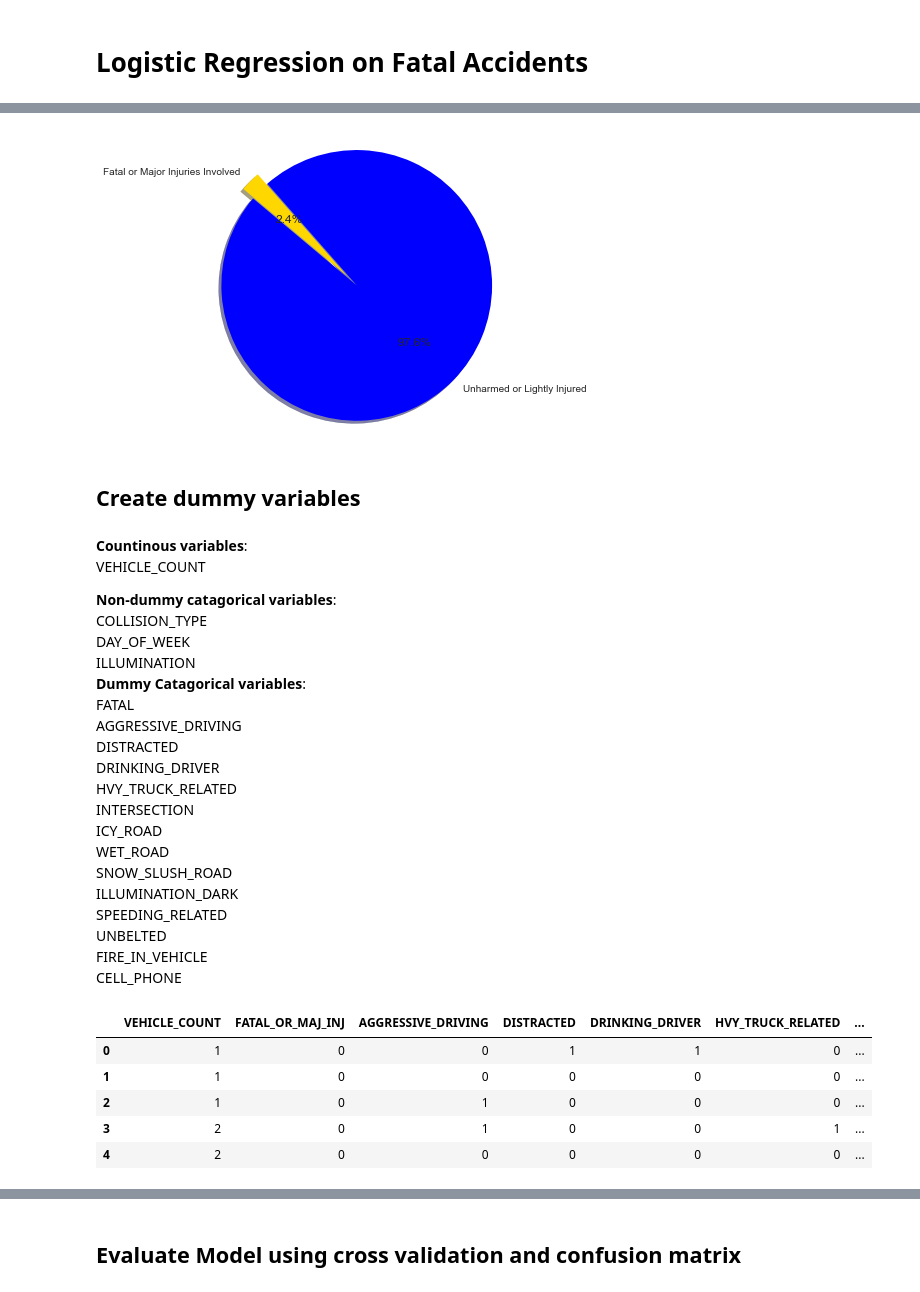
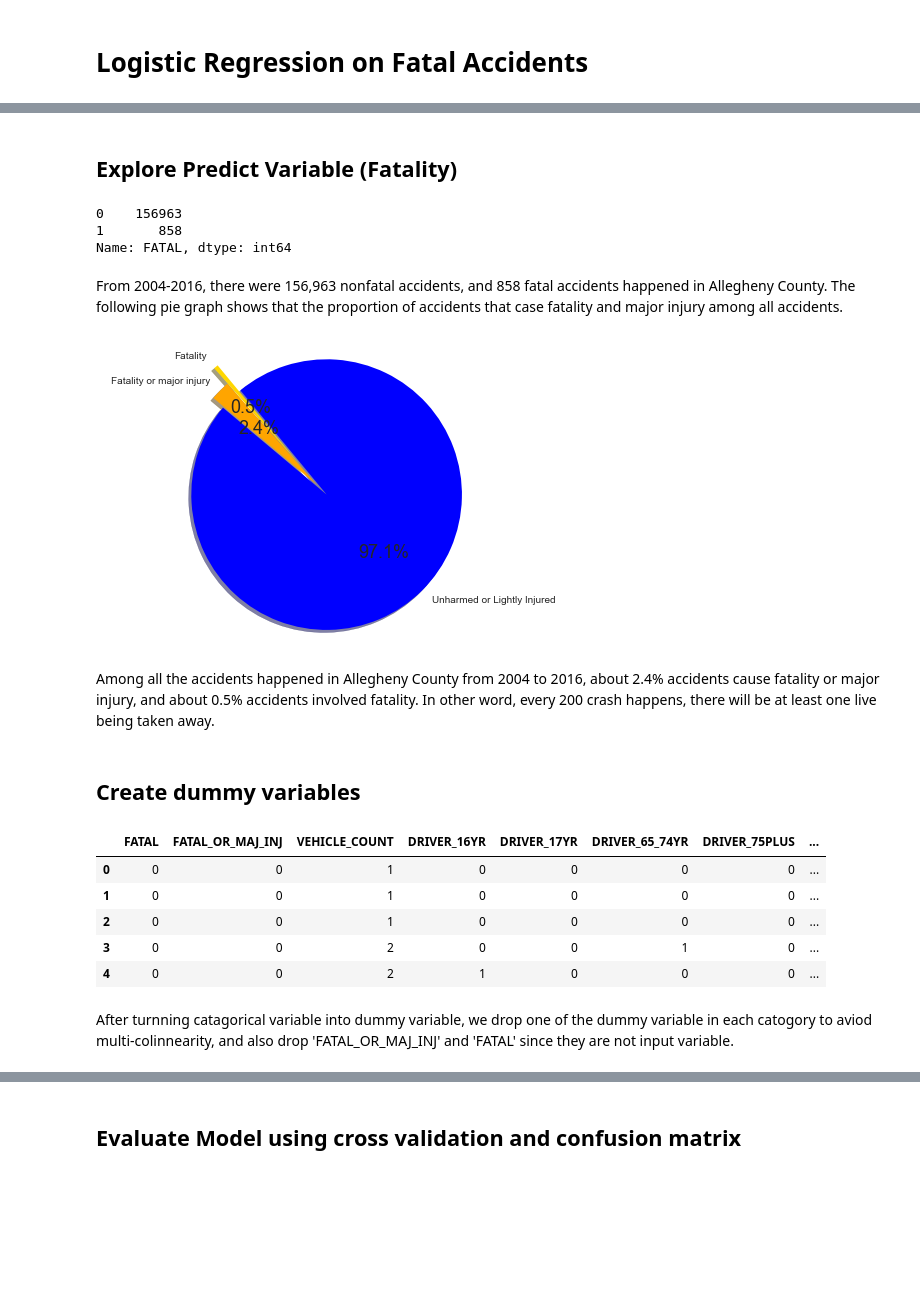
Before and after one commit to junemore/traffic-accidents-analysis, a Jupyter notebook: Notebook1_Logistic_Regression_on_Fatal_Accidents.ipynb, the cells around one changed output, grey strips where cells are left out. Drawn from its saved outputs; the diff is of its cells as text; code cells hidden in the pictures; blank space fills up the shorter version.

```diff
--- a/Notebook1_Logistic_Regression_on_Fatal_Accidents.ipynb
+++ b/Notebook1_Logistic_Regression_on_Fatal_Accidents.ipynb
@@ -17,8 +23,12 @@ warnings.filterwarnings('ignore')
 # %%
-raw = pd.read_csv('accident/Allegheny County Crash Data.csv')
-crashs = raw[['COLLISION_TYPE','DAY_OF_WEEK','VEHICLE_COUNT','FATAL_OR_MAJ_INJ','AGGRESSIVE_DRIVING','DISTRACTED','DRINKING_DRIVER','HVY_TRUCK_RELATED','INTERSECTION','ICY_ROAD','WET_ROAD','SNOW_SLUSH_ROAD','SPEEDING_RELATED','UNBELTED','FIRE_IN_VEHICLE','CELL_PHONE','ILLUMINATION']]
-crashs['COLLISION_TYPE'] = crashs['COLLISION_TYPE'].map({0.0:'Not Collision',1.0:'Rear-End',2.0:'Head-On',3.0:'Rear-to-Rear',4.0:'Angle',5:'Sideswipe',6:'Sideswipe',7:'Hit Fixed Object',8:'Hit Pedestrian',9.0:'Unknown'})
+# load crash data
+raw = pd.read_csv('data/accident/Allegheny County Crash Data.csv')
+# select variables
+crashs = raw[['FATAL','FATAL_OR_MAJ_INJ','COLLISION_TYPE','DAY_OF_WEEK','VEHICLE_COUNT','WEATHER','DRIVER_16YR','DRIVER_17YR','DRIVER_65_74YR','DRIVER_75PLUS','AGGRESSIVE_DRIVING','DISTRACTED','DRINKING_DRIVER','HVY_TRUCK_RELATED','INTERSECTION','SPEEDING_RELATED','UNBELTED','FIRE_IN_VEHICLE','CELL_PHONE','ILLUMINATION']]
+crashs['COLLISION_TYPE'] = crashs['COLLISION_TYPE'].map({0.0:'Not Collision',1.0:'Rear-End',2.0:'Head-On',3.0:'Rear-to-Rear',4.0:'Angle',5:'Sideswipe',6:'Sideswipe',7:'Hit_Fixed_Object',8:'Hit Pedestrian',9.0:'Unknown'})
 crashs['ILLUMINATION'] = crashs['ILLUMINATION'].map({1.0:'Daylight',2:'Dark,no_street_lights',3:'Dark,street_lights',4:'Dusk',5:'Dawn', 6:'Dark',8.0:'Not Report',9.0:'Not Report'})
 crashs['DAY_OF_WEEK']= crashs['DAY_OF_WEEK'].map({1:'Weekend',7:'Weekend',2:'Weekday',3:'Weekday',4:'Weekday',5:'Weekday',6:'Weekday'})
+crashs['WEATHER']= crashs['WEATHER'].map({1:'No_adverse_conditions',2:'Rain',3:'Sleet',4:'Snow',5:'Fog',6:'Rain_and_fog',7:'Sleet_and_fog',8:'other',9:'other'})
+# see selected variable in the table
 crashs.head()
 # %% [output]
@@ -38,52 +71,45 @@ Name: FATAL_OR_MAJ_INJ, dtype: int64
+# %% [markdown]
+## Explore Predict Variable (Fatality)
+# %%
+crashs['FATAL'].value_counts()
+# %% [output]
+0    156963
+1       858
+Name: FATAL, dtype: int64
+# %% [markdown]
+From 2004-2016, there were 156,963 nonfatal accidents, and 858 fatal accidents happened in  Allegheny County. The following pie graph shows that the proportion of accidents that case fatality and major injury among all accidents.
 # %%
-labels = 'Unharmed or Lightly Injured', 'Fatal or Major Injuries Involved'
-colors = [ 'blue','gold']
-explode = (0.1, 0)  # explode 1st slice
-sizes = [crashs.loc[crashs.FATAL_OR_MAJ_INJ == 0, 'FATAL_OR_MAJ_INJ'].count(),crashs.loc[crashs.FATAL_OR_MAJ_INJ == 1, 'FATAL_OR_MAJ_INJ'].count()]
+labels = 'Unharmed or Lightly Injured', 'Fatality','Fatality or major injury'
+colors = [ 'blue','gold','orange']
+explode = (0.1,0.15, 0)  # explode 1st slice
+sizes = [crashs.loc[crashs.FATAL == 0, 'FATAL'].count(),crashs.loc[crashs.FATAL == 1, 'FATAL'].count(),crashs.loc[crashs.FATAL_OR_MAJ_INJ == 1, 'FATAL_OR_MAJ_INJ'].count()]
 
 # Plot
 plt.pie(sizes, explode=explode, labels=labels, colors=colors,autopct='%1.1f%%', shadow=True, startangle=140)
 plt.rc("font", size=18)
 plt.axis('equal')
+plt.savefig("fig/percentage_of_fatal_accident.png")
 plt.show()
 # %% [output]
-[figure, old version]
+[figure, new version]
+# %% [markdown]
+Among all the accidents happened in Allegheny County from 2004 to 2016, about 2.4% accidents cause fatality or major injury, and about 0.5% accidents involved fatality. In other word, every 200 crash happens, there will be at least one live being taken away.
 # %% [markdown]
 ## Create dummy variables
-# %% [markdown]
-**Countinous variables**:<br/>
-VEHICLE_COUNT<br/>
-
-**Non-dummy catagorical variables**:<br/>
-COLLISION_TYPE<br/>
-DAY_OF_WEEK<br/>
-ILLUMINATION<br/>
-**Dummy Catagorical variables**:<br/>
-FATAL<br/>
-AGGRESSIVE_DRIVING<br/>
-DISTRACTED<br/>
-DRINKING_DRIVER<br/>
-HVY_TRUCK_RELATED<br/>
-INTERSECTION<br/>
-ICY_ROAD<br/>
-WET_ROAD<br/>
-SNOW_SLUSH_ROAD<br/>
-ILLUMINATION_DARK<br/>
-SPEEDING_RELATED<br/>
-UNBELTED<br/>
-FIRE_IN_VEHICLE<br/>
-CELL_PHONE
 # %%
 Collision_dummy = pd.get_dummies(crashs['COLLISION_TYPE'], prefix=['Coll'])
 Weekday_dummy = pd.get_dummies(crashs['DAY_OF_WEEK'], prefix=['Weekday'])
 ILLUMINATION_dummy =pd.get_dummies(crashs['ILLUMINATION'],prefix=['ILLUMINATION'])
-crashs_reg = pd.concat([crashs, Collision_dummy,Weekday_dummy,ILLUMINATION_dummy], axis=1).drop(['COLLISION_TYPE','DAY_OF_WEEK','ILLUMINATION'],axis=1)
+WEATHER_dummy = pd.get_dummies(crashs['WEATHER'],prefix=['WEATHER'])
+crashs_reg = pd.concat([crashs, Collision_dummy,Weekday_dummy,ILLUMINATION_dummy,WEATHER_dummy], axis=1).drop(['COLLISION_TYPE','DAY_OF_WEEK','ILLUMINATION','WEATHER'],axis=1)
 crashs_reg.head()
 # %% [output]
-|  | VEHICLE_COUNT | FATAL_OR_MAJ_INJ | AGGRESSIVE_DRIVING | DISTRACTED | DRINKING_DRIVER | HVY_TRUCK_RELATED | ... |
-| 0 | 1 | 0 | 0 | 1 | 1 | 0 | ... |
-| 1 | 1 | 0 | 0 | 0 | 0 | 0 | ... |
-| 2 | 1 | 0 | 1 | 0 | 0 | 0 | ... |
-| 3 | 2 | 0 | 1 | 0 | 0 | 1 | ... |
-| 4 | 2 | 0 | 0 | 0 | 0 | 0 | ... |
+|  | FATAL | FATAL_OR_MAJ_INJ | VEHICLE_COUNT | DRIVER_16YR | DRIVER_17YR | DRIVER_65_74YR | DRIVER_75PLUS | ... |
+| 0 | 0 | 0 | 1 | 0 | 0 | 0 | 0 | ... |
+| 1 | 0 | 0 | 1 | 0 | 0 | 0 | 0 | ... |
+| 2 | 0 | 0 | 1 | 0 | 0 | 0 | 0 | ... |
+| 3 | 0 | 0 | 2 | 0 | 0 | 1 | 0 | ... |
+| 4 | 0 | 0 | 2 | 1 | 0 | 0 | 0 | ... |
+# %% [markdown]
+After turnning catagorical variable into dummy variable, we drop one of the dummy variable in each catogory to aviod multi-colinnearity, and also drop 'FATAL_OR_MAJ_INJ' and 'FATAL' since they are not input variable.
 # %%
```
Also changed, not shown: parts of 13 cells of this notebook, 10 other files.
